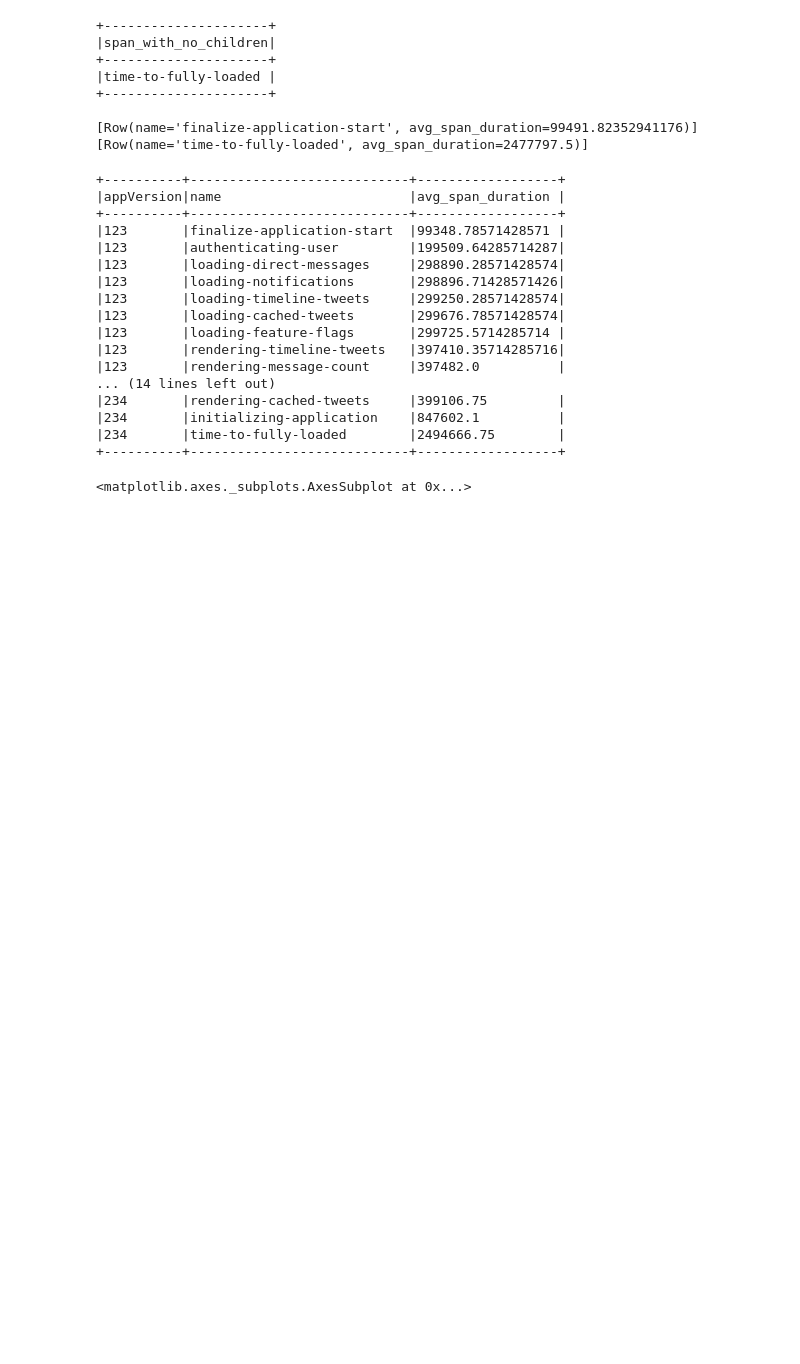
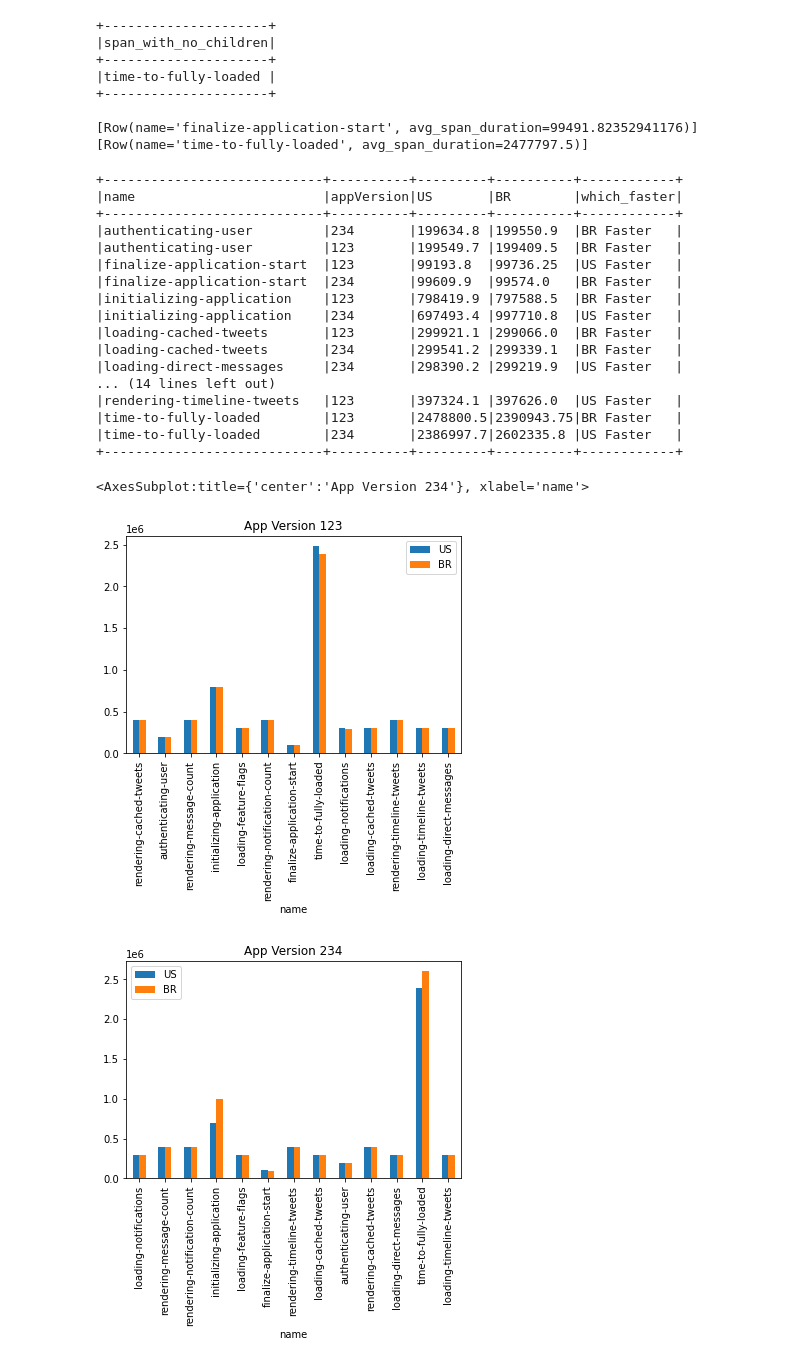
Before and after one commit to vamsiprabhala/ptls-challenge, a Jupyter notebook: data-analysis.ipynb, the cells around one changed output. Cells and saved outputs as stored; diff of their text form; code cells hidden in the pictures; blank space fills up the shorter version.

```diff
--- a/data-analysis.ipynb
+++ b/data-analysis.ipynb
@@ -143,35 +143,56 @@ print(longest_avg_duration_span)
 [Row(name='time-to-fully-loaded', avg_span_duration=2477797.5)]
 # %%
 # you get a report that several users have said the latest version of the app (oauthAppId 234) is slower in comparison to the older version (oauthAppId 123). Other users have said the opposite, that the experience seems faster. Who is right? Why?
-# Assumption is we can compare the avg duration of different app versions for each span.
-span_app_version_durations = app_trace.groupBy('spanId',(col('cesMetadata')['oauthAppId']).alias('appVersion'),'name') \
+
+#When users mention one app version is faster than the other it helps to look at the average duration metric by country and app version to confirm whose report is right.
+#We can compare the avg duration metric for each span by different app versions and country.
+span_app_version_durations = (app_trace.groupBy('spanId',(col('cesMetadata')['oauthAppId']).alias('appVersion'),
+                                               (col('cesMetadata')['countryCode']).alias('country'),
+                                               'name'
+                                               )
                                       .agg(((max('stopTimeMicroseconds') - max('startTimeMicroseconds')).alias('span_duration')))
-avg_durations_by_version_name = span_app_version_durations.groupBy('appVersion','name').agg(avg('span_duration').alias('avg_span_duration'))
-avg_durations_by_version_name.orderBy('appVersion','avg_span_duration').show(40,False)
-#Looking at the results we can say that for each span the avergae duration is slightly less for app version 123 compared to 234. It can be said that the users who reported app 123 being faster than 234 are right based on the average duration metric for different spans. SLightly more difference is noticeable in spans 'initializing-application', 'time-to-fully-loaded'.
+)
+avg_durations_by_version_name_country = (span_app_version_durations.groupBy('name','appVersion')
+                                                          .pivot('country',['US','BR'])
+                                                          .agg(avg('span_duration').alias('avg_span_duration'))
+)
+analysis = (avg_durations_by_version_name_country.
+            withColumn('which_faster', when(col('US') < col('BR'), 'US Faster').otherwise('BR Faster'))
+           )
+analysis.orderBy(col('name')).show(100,False)
+#Looking at the result column `which_faster` we can say that the avergae duration metric for different spans is varying in fastness by country for different app versions.
+#If we only consider the trace `time-to-fully-loaded` based on the average duration metric
+# app version 123 was faster in BR than US
+# app version 234 was faster in US than BR
+# Bar plots shown below with comparisons
 # %% [output]
-+----------+----------------------------+------------------+
-|appVersion|name                        |avg_span_duration |
-+----------+----------------------------+------------------+
-|123       |finalize-application-start  |99348.78571428571 |
-|123       |authenticating-user         |199509.64285714287|
-|123       |loading-direct-messages     |298890.28571428574|
-|123       |loading-notifications       |298896.71428571426|
-|123       |loading-timeline-tweets     |299250.28571428574|
-|123       |loading-cached-tweets       |299676.78571428574|
-|123       |loading-feature-flags       |299725.5714285714 |
-|123       |rendering-timeline-tweets   |397410.35714285716|
-|123       |rendering-message-count     |397482.0          |
++----------------------------+----------+---------+----------+------------+
+|name                        |appVersion|US       |BR        |which_faster|
++----------------------------+----------+---------+----------+------------+
+|authenticating-user         |234       |199634.8 |199550.9  |BR Faster   |
+|authenticating-user         |123       |199549.7 |199409.5  |BR Faster   |
+|finalize-application-start  |123       |99193.8  |99736.25  |US Faster   |
+|finalize-application-start  |234       |99609.9  |99574.0   |BR Faster   |
+|initializing-application    |123       |798419.9 |797588.5  |BR Faster   |
+|initializing-application    |234       |697493.4 |997710.8  |US Faster   |
+|loading-cached-tweets       |123       |299921.1 |299066.0  |BR Faster   |
+|loading-cached-tweets       |234       |299541.2 |299339.1  |BR Faster   |
+|loading-direct-messages     |234       |298390.2 |299219.9  |US Faster   |
 ... (14 lines left out)
-|234       |rendering-cached-tweets     |399106.75         |
-|234       |initializing-application    |847602.1          |
-|234       |time-to-fully-loaded        |2494666.75        |
-+----------+----------------------------+------------------+
+|rendering-timeline-tweets   |123       |397324.1 |397626.0  |US Faster   |
+|time-to-fully-loaded        |123       |2478800.5|2390943.75|BR Faster   |
+|time-to-fully-loaded        |234       |2386997.7|2602335.8 |US Faster   |
++----------------------------+----------+---------+----------+------------+
 # %%
 import pandas as pd
-pandas_df = avg_durations_by_version_name.toPandas()
+pandas_df = analysis.toPandas()
-# %%
-pivoted = pandas_df.pivot(index='name',columns='appVersion',values='avg_span_duration')
-pivoted.plot.bar()
-# %% [output]
-<matplotlib.axes._subplots.AxesSubplot at 0x...>
+# %%
+pandas_df_123 = pandas_df[pandas_df['appVersion'] == 123]
+pandas_df_234 = pandas_df[pandas_df['appVersion'] == 234]
+# %%
+pandas_df_123[['name','US','BR']].plot.bar(x='name',title='App Version 123')
+pandas_df_234[['name','US','BR']].plot.bar(x='name',title='App Version 234')
+# %% [output]
+<AxesSubplot:title={'center':'App Version 234'}, xlabel='name'>
+[figure, added]
+[figure, added]
```
Also changed, not shown: parts of 1 cell of this notebook.
